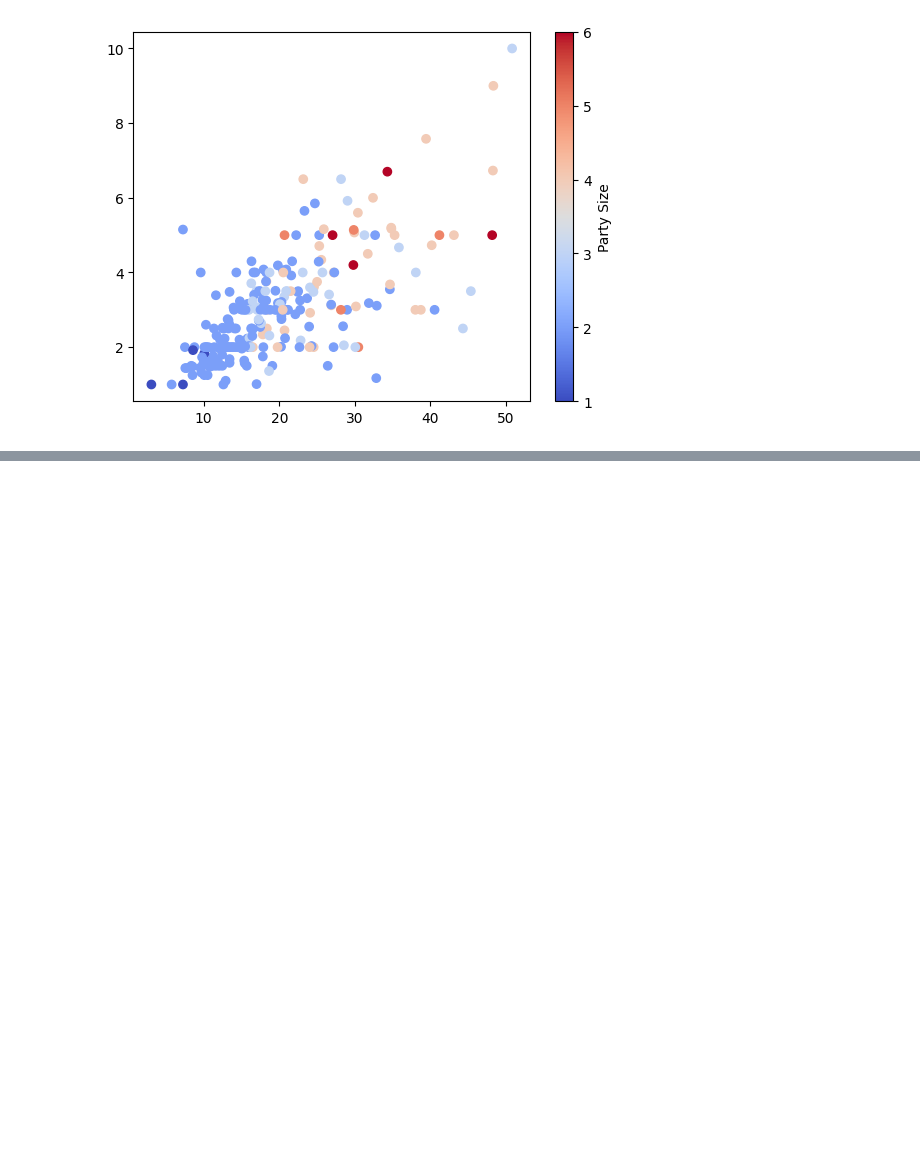
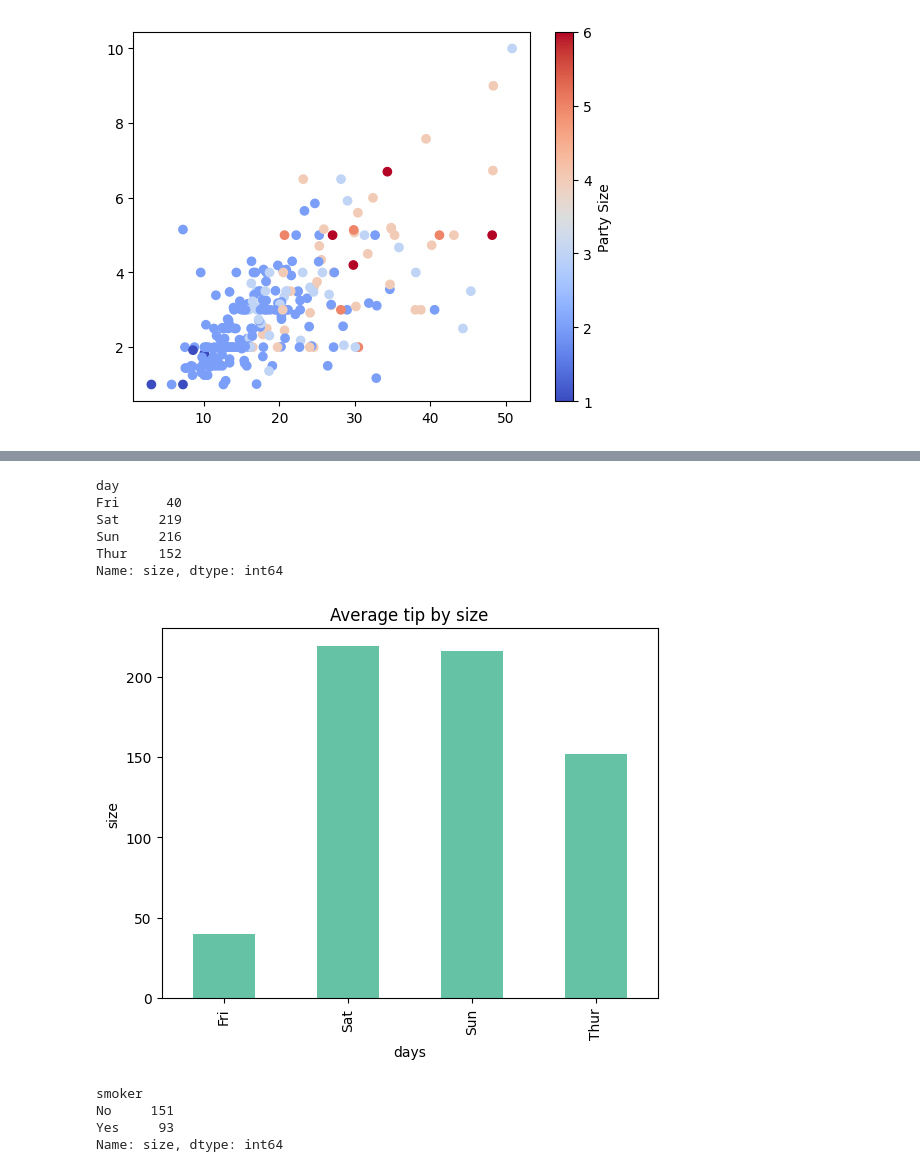
Before and after one commit to MuskanParmar-mp/python_lib, a Jupyter notebook: matplot1.ipynb, the cells around one changed output, grey strips where cells are left out. Drawn from its saved outputs; the diff is of its cells as text; code cells hidden in the pictures; blank space fills up the shorter version.

```diff
--- a/matplot1.ipynb
+++ b/matplot1.ipynb
@@ -155,0 +199,27 @@ cbar.set_label("Party Size")
+# %%
+avg_tip = df.groupby('day')['size'].sum()
+avg_tip
+# %% [output]
+day
+Fri      40
+Sat     219
+Sun     216
+Thur    152
+Name: size, dtype: int64
+# %%
+plt.Figure()
+avg_tip.plot(kind='bar', colormap="Set2")
+plt.title("Average tip by size")
+plt.xlabel('days')
+plt.ylabel('size')
+plt.show()
+# %% [output]
+[figure, added]
+# %%
+smoker_count = df.groupby('smoker')['size'].count()
+smoker_count
+# %% [output]
+smoker
+No     151
+Yes     93
+Name: size, dtype: int64
```
Also changed, not shown: parts of 8 cells of this notebook, 3 other files.
